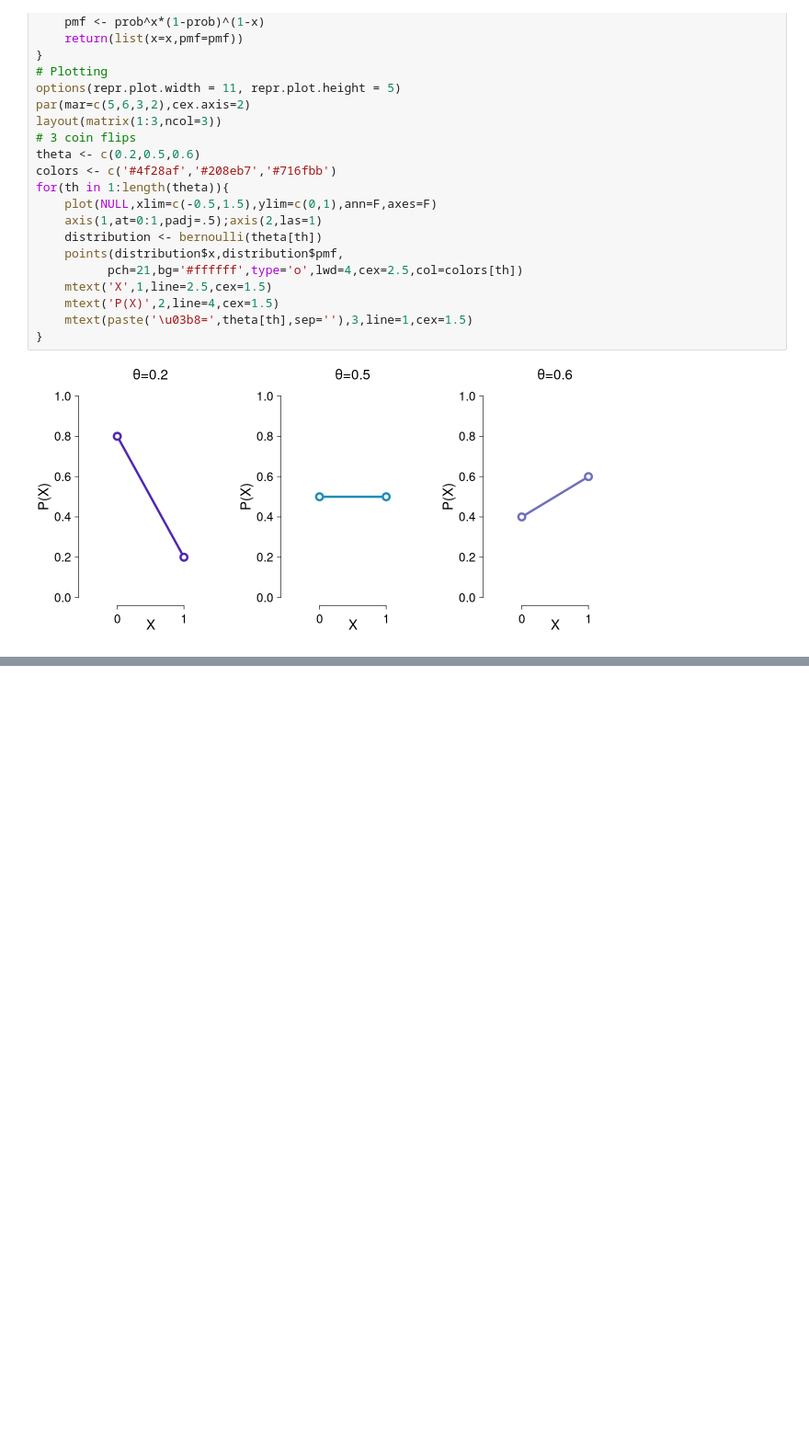
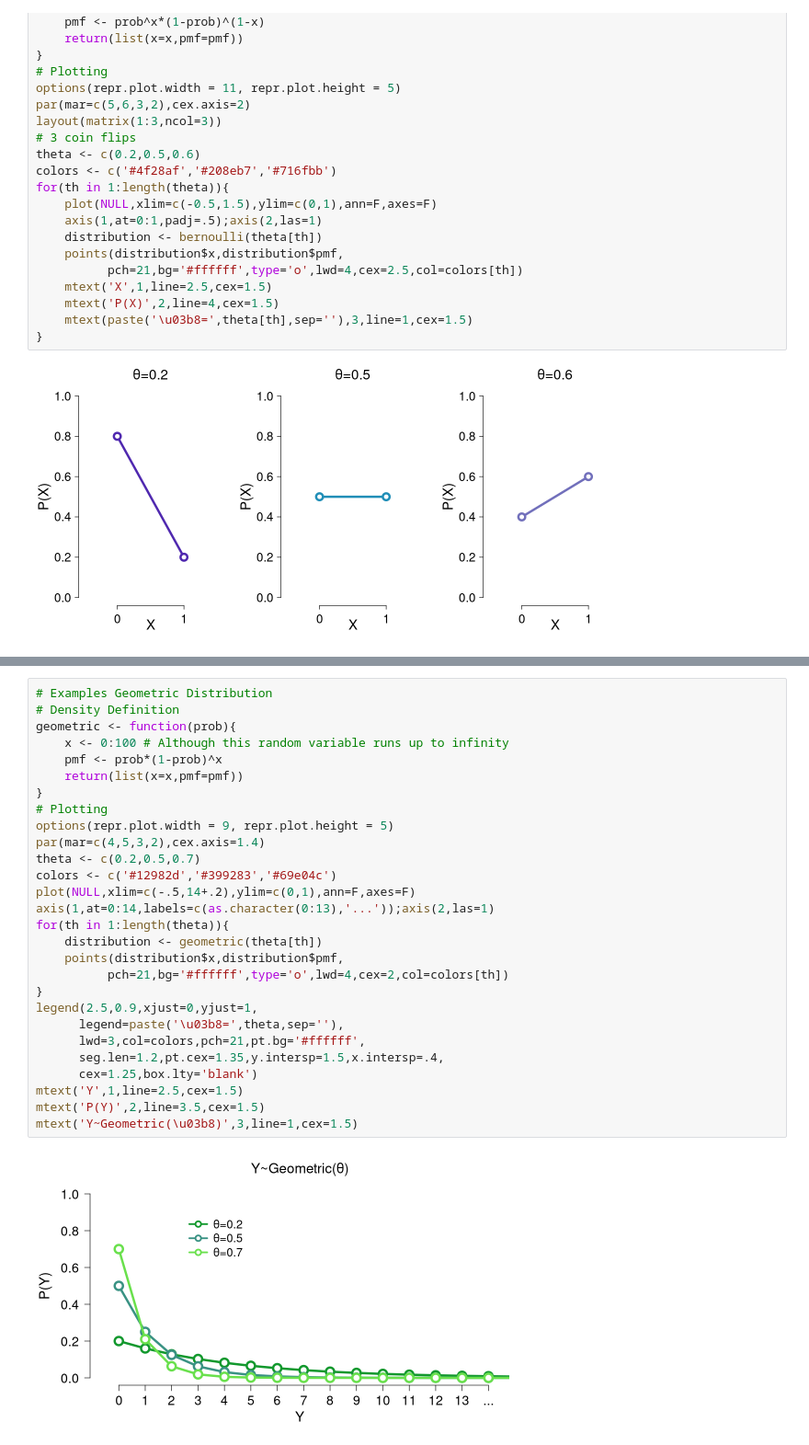
Before and after one commit to OscaRoa/iadiii, a Jupyter notebook: 03_Distribuciones discretas.ipynb, the cells around one changed output, grey strips where cells are left out. Shown: that part at 92% size. Cells and saved outputs as stored; diff of their text form; blank space fills up the shorter version.

```diff
--- a/03_Distribuciones discretas.ipynb
+++ b/03_Distribuciones discretas.ipynb
@@ -339,0 +456,30 @@ mtext('Y~Binomial(\u03c6,7)',3,line=1,cex=1.5)
+# %%
+# Examples Geometric Distribution
+# Density Definition
+geometric <- function(prob){
+    x <- 0:100 # Although this random variable runs up to infinity
+    pmf <- prob*(1-prob)^x
+    return(list(x=x,pmf=pmf))
+}
+# Plotting
+options(repr.plot.width = 9, repr.plot.height = 5)
+par(mar=c(4,5,3,2),cex.axis=1.4)
+theta <- c(0.2,0.5,0.7)
+colors <- c('#12982d','#399283','#69e04c')
+plot(NULL,xlim=c(-.5,14+.2),ylim=c(0,1),ann=F,axes=F)
+axis(1,at=0:14,labels=c(as.character(0:13),'...'));axis(2,las=1)
+for(th in 1:length(theta)){
+    distribution <- geometric(theta[th])
+    points(distribution$x,distribution$pmf,
+          pch=21,bg='#ffffff',type='o',lwd=4,cex=2,col=colors[th])
+}
+legend(2.5,0.9,xjust=0,yjust=1,
+      legend=paste('\u03b8=',theta,sep=''),
+      lwd=3,col=colors,pch=21,pt.bg='#ffffff',
+      seg.len=1.2,pt.cex=1.35,y.intersp=1.5,x.intersp=.4,
+      cex=1.25,box.lty='blank')
+mtext('Y',1,line=2.5,cex=1.5)
+mtext('P(Y)',2,line=3.5,cex=1.5)
+mtext('Y~Geometric(\u03b8)',3,line=1,cex=1.5)
+# %% [output]
+[figure, added]
```
Also changed, not shown: parts of 17 cells of this notebook.
